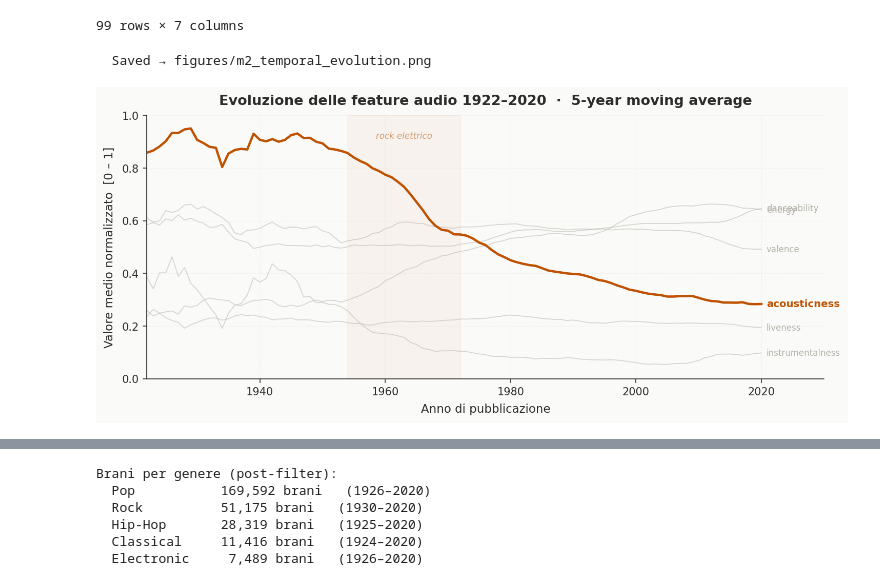
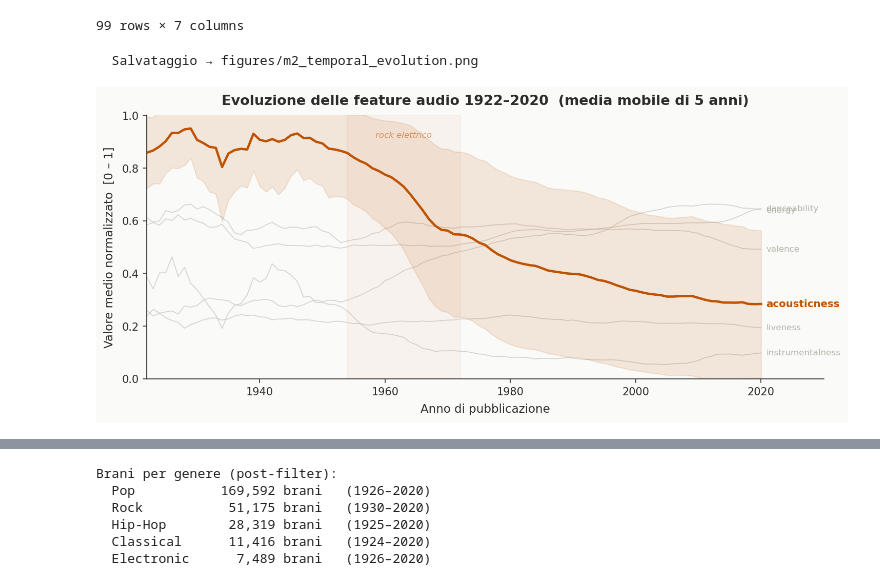
Before and after one commit to arcadiacipolla/La_Trasformazione_del_Suono_-_Scientific_Visualization, a Jupyter notebook: the_shape_of_music.ipynb, the cells around one changed output, grey strips where cells are left out. Cells and saved outputs as stored; diff of their text form; code cells hidden in the pictures.

```diff
--- a/the_shape_of_music.ipynb
+++ b/the_shape_of_music.ipynb
@@ -35,8 +32,8 @@ from IPython.display import display
 
 sys.path.insert(0, '.')
 from src.style import apply_style, save_fig, HIGHLIGHT, MUTED, CLUSTER_PALETTE
-from src.preprocessing import run_pipeline, data_quality_report, AUDIO_FEATURES
+from src.preprocessing import run_preprocessing_pipeline, data_quality_report, AUDIO_FEATURES
 
-#Esegui preprocessing del dataset
-df = run_pipeline()
+# Esegui preprocessing del dataset
+df = run_preprocessing_pipeline()
 # %% [output]
@@ -193,12 +181,10 @@ elettrica, mentre l'`energy` è aumentata; il cambio più brusco si colloca negl
 # %%
-# ── Aggregazione annuale e media mobile ──────────────────────────────────────
-FEATURES_PLOT = [
-    "acousticness", "energy", "danceability",
-    "valence", "instrumentalness", "liveness",
-]
-WINDOW = 5   # anni — riduce il rumore senza appiattire i trend
+# Aggregazione annuale e media mobile
+FEATURES_PLOT = ["acousticness", "energy", "danceability", "valence", "instrumentalness", "liveness"]
+WINDOW = 5 # anni
 
 yearly = df.groupby("year")[FEATURES_PLOT].mean().reset_index()
+yearly_std = df.groupby("year")[FEATURES_PLOT].std()   # ← deviazione standard per anno
 
 yearly_smooth = yearly.copy()
 for col in FEATURES_PLOT:
@@ -206,6 +192,8 @@ for col in FEATURES_PLOT:
         yearly[col].rolling(window=WINDOW, center=True, min_periods=2).mean()
     )
 
+yearly_std_smooth = yearly_std.rolling(window=WINDOW, center=True, min_periods=2).mean()
+
 print(f"Anni nel dataset: {int(yearly['year'].min())}–{int(yearly['year'].max())}")
 print(f"Media mobile: finestra = {WINDOW} anni (centrata)")
 yearly_smooth[["year"] + FEATURES_PLOT].round(3)
@@ -226,12 +214,7 @@ Media mobile: finestra = 5 anni (centrata)
 | 98 | 2020 | 0.284 | 0.641 | 0.647 | 0.492 | 0.098 | 0.194 |
 99 rows × 7 columns
 # %%
-# ── Line plot principale — attributo pre-attentivo (Ware) ───────────────────
-# Regola applicata: UN SOLO colore saturo per la feature chiave narrativa
-# (acousticness — la più rilevante per raccontare l'era acustica → elettrica).
-# Tutte le altre feature restano in MUTED per non sovraccaricaa visivamente.
-# Asse Y ancorato a 0 (Tufte: Lie Factor = 0, niente "zoom" fuorviante).
-# Etichettatura diretta: niente legenda esterna.
+# Line plot principale: attributo pre-attentivo (Ware)
 
 KEY_FEATURE = "acousticness"
 
@@ -249,35 +232,47 @@ for col in FEATURES_PLOT:
         yearly_smooth["year"], yearly_smooth[col],
         color=color, linewidth=lw, alpha=alpha, zorder=zorder
     )
 
-    # Etichetta diretta a fine linea (Tufte: etichettatura diretta)
+    if is_key:
+        years_arr = yearly_smooth["year"].to_numpy().astype(float)
+        mean_arr  = yearly_smooth[col].to_numpy().astype(float)
+        std_arr   = yearly_std_smooth[col].reindex(years_arr).to_numpy().astype(float)
+
+        ax.fill_between(
+            years_arr,
+            mean_arr - std_arr,
+            mean_arr + std_arr,
+            color=HIGHLIGHT, alpha=0.12, zorder=2
+        )
+
+    # Etichetta diretta a fine linea
     last = yearly_smooth[["year", col]].dropna().iloc[-1]
     ax.text(
         last["year"] + 0.8, last[col], col,
         color=color,
         fontsize=9.5 if is_key else 8,
         fontweight="bold" if is_key else "normal",
         va="center"
     )
 
 # Banda di riferimento storica: era rock elettrico
 ax.axvspan(1954, 1972, alpha=0.045, color=HIGHLIGHT, zorder=0)
 ax.text(1963, 0.94, "rock elettrico", fontsize=8,
         color=HIGHLIGHT, alpha=0.55, ha="center", va="top", style="italic")
 
 ax.set_ylim(0, 1)                   # asse Y ancorato a 0 (Lie Factor = 0)
 ax.set_xlim(1922, 2030)             # spazio per le etichette a destra
 ax.set_xlabel("Anno di pubblicazione")
 ax.set_ylabel("Valore medio normalizzato  [0 – 1]")
 ax.set_title(
-    f"Evoluzione delle feature audio 1922–2020  ·  {WINDOW}-year moving average",
+    f"Evoluzione delle feature audio 1922–2020  (media mobile di {WINDOW} anni)",
     pad=10
 )
 
 plt.tight_layout()
 save_fig(fig, "m2_temporal_evolution")
 plt.show()
 # %% [output]
-  Saved → figures/m2_temporal_evolution.png
+  Salvataggio → figures/m2_temporal_evolution.png
-[figure, old version]
+[figure, new version]
 # %%
```
Also changed, not shown: parts of 29 cells of this notebook.
